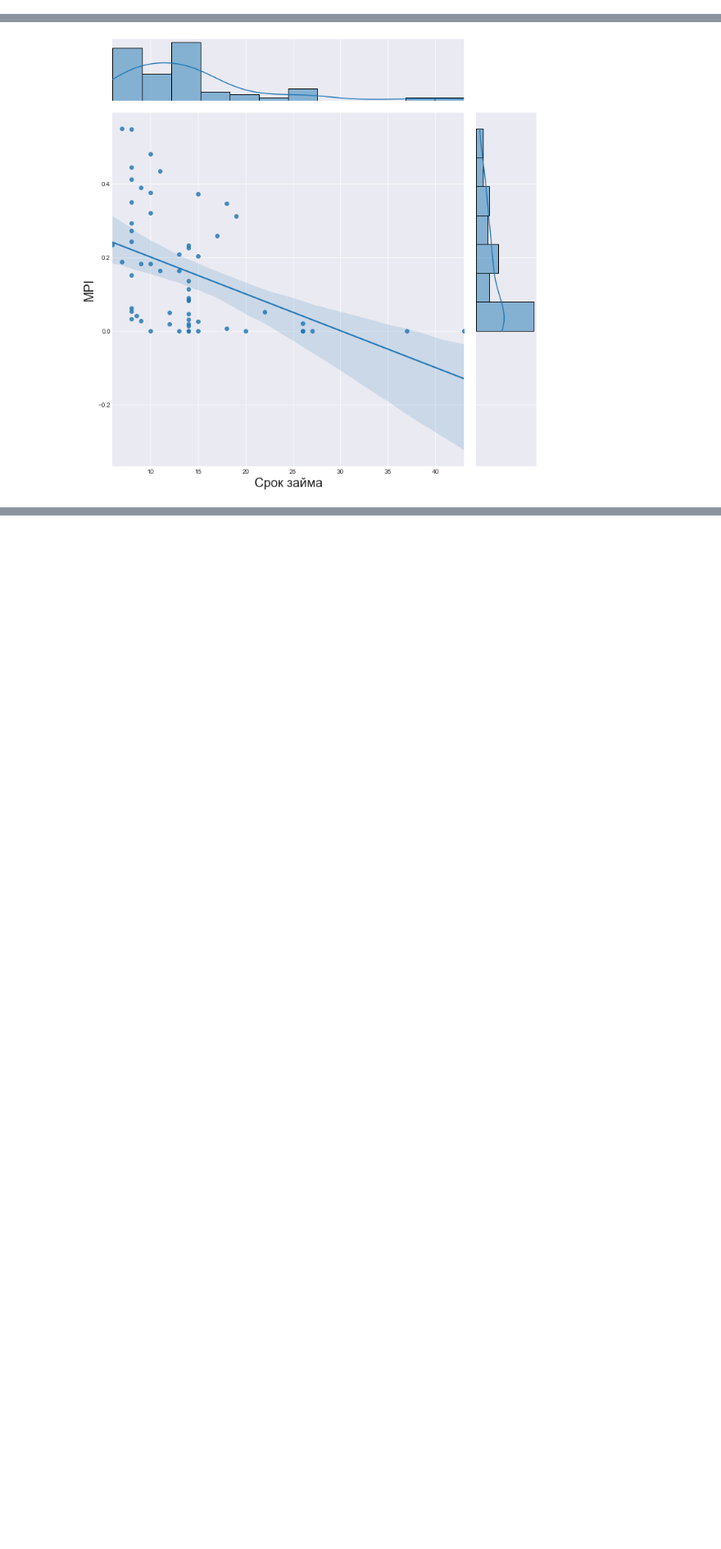
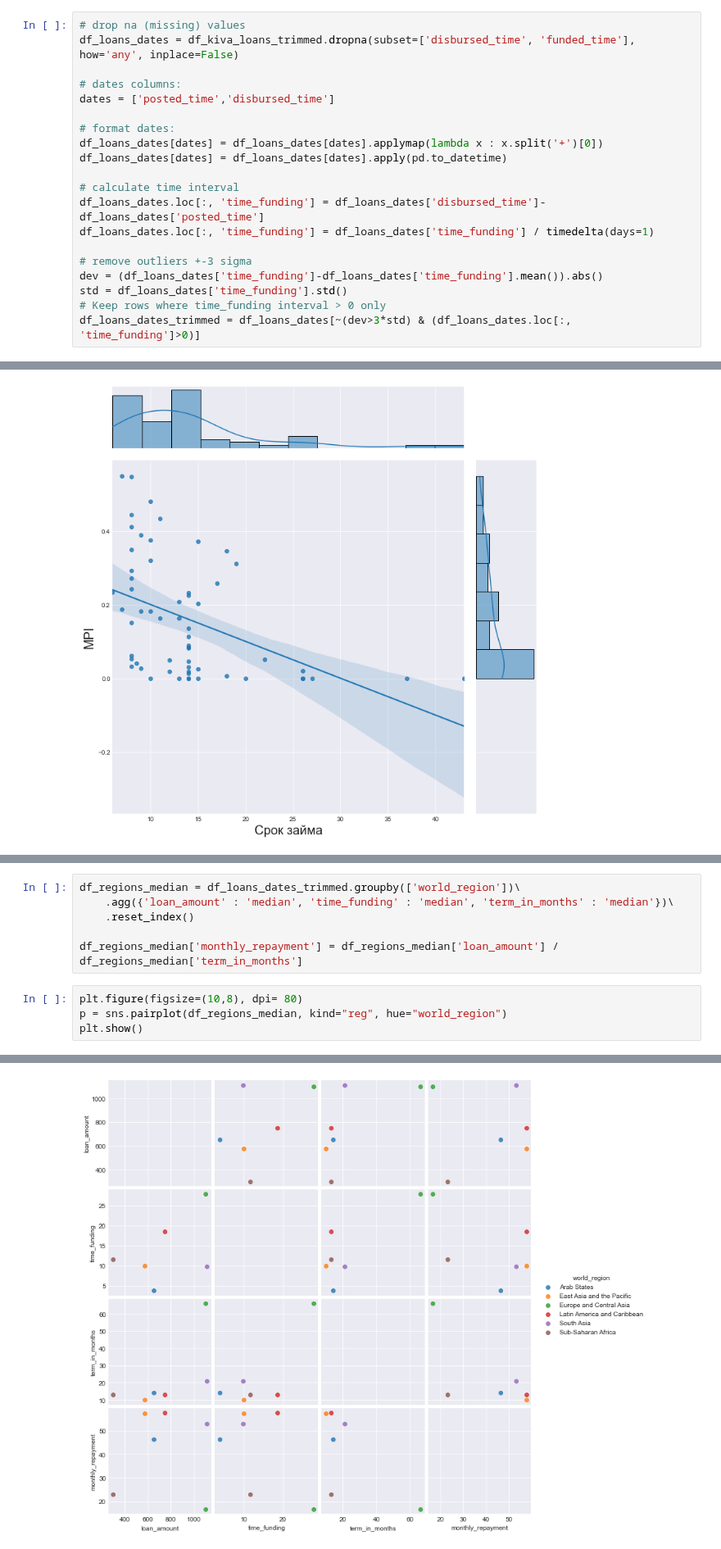
Before and after one commit to Dreeamcatcher/repo, a Jupyter notebook: skillbox/Data analytics - junior/lesson - EDA/hw-eda.ipynb, the cells around one changed output, grey strips where cells are left out. Shown at 82% size. Saved outputs shown, nothing was run; the diff lists cells and outputs as text; blank space fills up the shorter version.

```diff
--- a/skillbox/Data analytics - junior/lesson - EDA/hw-eda.ipynb
+++ b/skillbox/Data analytics - junior/lesson - EDA/hw-eda.ipynb
@@ -47,3 +47,23 @@ dev = (df_kiva_loans['loan_amount']-df_kiva_loans['loan_amount'].mean()).abs()
 std = df_kiva_loans['loan_amount'].std()
 # Фильтруем исходный набор данных
 df_kiva_loans_trimmed = df_kiva_loans[~(dev>3*std)]
+# %%
+# drop na (missing) values
+df_loans_dates = df_kiva_loans_trimmed.dropna(subset=['disbursed_time', 'funded_time'], how='any', inplace=False)
+
+# dates columns:
+dates = ['posted_time','disbursed_time']
+
+# format dates:
+df_loans_dates[dates] = df_loans_dates[dates].applymap(lambda x : x.split('+')[0])
+df_loans_dates[dates] = df_loans_dates[dates].apply(pd.to_datetime)
+
+# calculate time interval
+df_loans_dates.loc[:, 'time_funding'] = df_loans_dates['disbursed_time']-df_loans_dates['posted_time']
+df_loans_dates.loc[:, 'time_funding'] = df_loans_dates['time_funding'] / timedelta(days=1)
+
+# remove outliers +-3 sigma
+dev = (df_loans_dates['time_funding']-df_loans_dates['time_funding'].mean()).abs()
+std = df_loans_dates['time_funding'].std()
+# Keep rows where time_funding interval > 0 only
+df_loans_dates_trimmed = df_loans_dates[~(dev>3*std) & (df_loans_dates.loc[:, 'time_funding']>0)]
@@ -316,0 +339,11 @@ plt.show()
+# %%
+df_regions_median = df_loans_dates_trimmed.groupby(['world_region'])\
+    .agg({'loan_amount' : 'median', 'time_funding' : 'median', 'term_in_months' : 'median'})\
+    .reset_index()
+
+df_regions_median['monthly_repayment'] = df_regions_median['loan_amount'] / df_regions_median['term_in_months']
+# %%
+plt.figure(figsize=(10,8), dpi= 80)
+p = sns.pairplot(df_regions_median, kind="reg", hue="world_region")
+plt.show()
+# %% [output]
@@ -316,0 +351 @@ plt.show()
+[figure, added]
```
Also changed, not shown: parts of 6 cells of this notebook.
